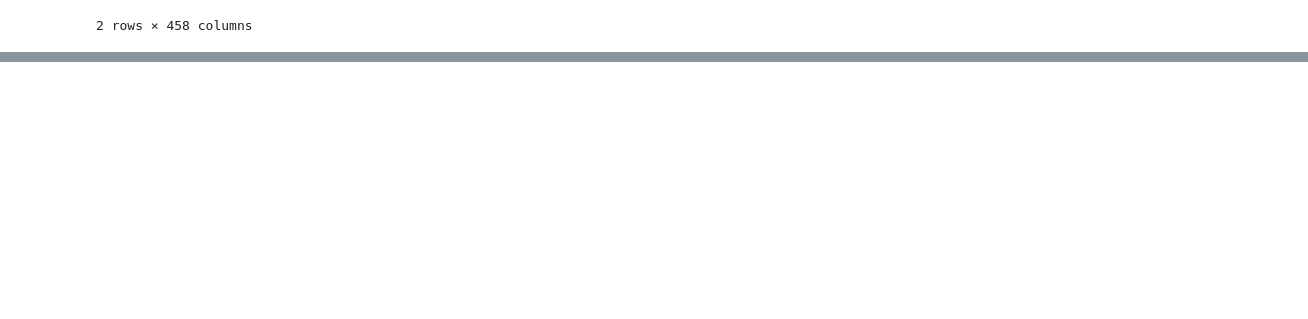
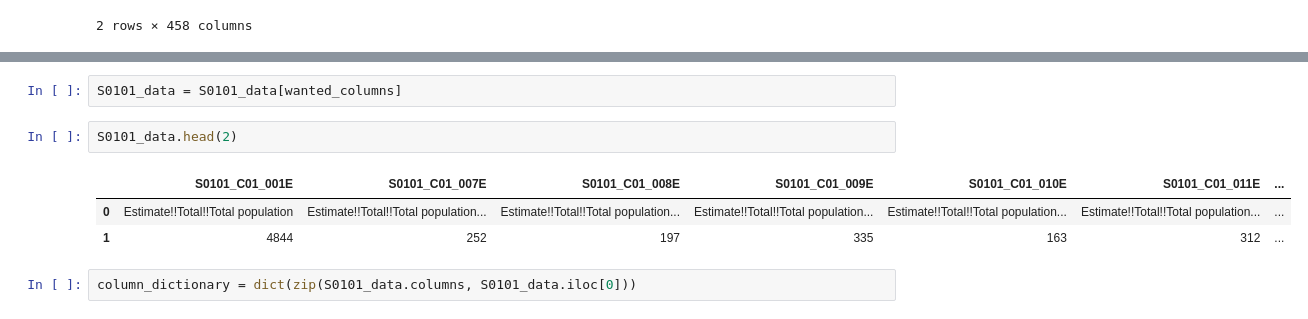
Before and after one commit to yuvanshu/LoopDashboard, a Jupyter notebook: Processing.ipynb, the cells around one changed output, grey strips where cells are left out. Saved outputs shown, nothing was run; the diff lists cells and outputs as text; blank space fills up the shorter version.

```diff
--- a/Processing.ipynb
+++ b/Processing.ipynb
@@ -73,0 +124,10 @@ wanted_columns
+# %%
+S0101_data = S0101_data[wanted_columns]
+# %%
+S0101_data.head(2)
+# %% [output]
+|  | S0101_C01_001E | S0101_C01_007E | S0101_C01_008E | S0101_C01_009E | S0101_C01_010E | S0101_C01_011E | ... |
+| 0 | Estimate!!Total!!Total population | Estimate!!Total!!Total population... | Estimate!!Total!!Total population... | Estimate!!Total!!Total population... | Estimate!!Total!!Total population... | Estimate!!Total!!Total population... | ... |
+| 1 | 4844 | 252 | 197 | 335 | 163 | 312 | ... |
+# %%
+column_dictionary = dict(zip(S0101_data.columns, S0101_data.iloc[0]))
```
Also changed, not shown: parts of 34 cells of this notebook, 1 other file.
